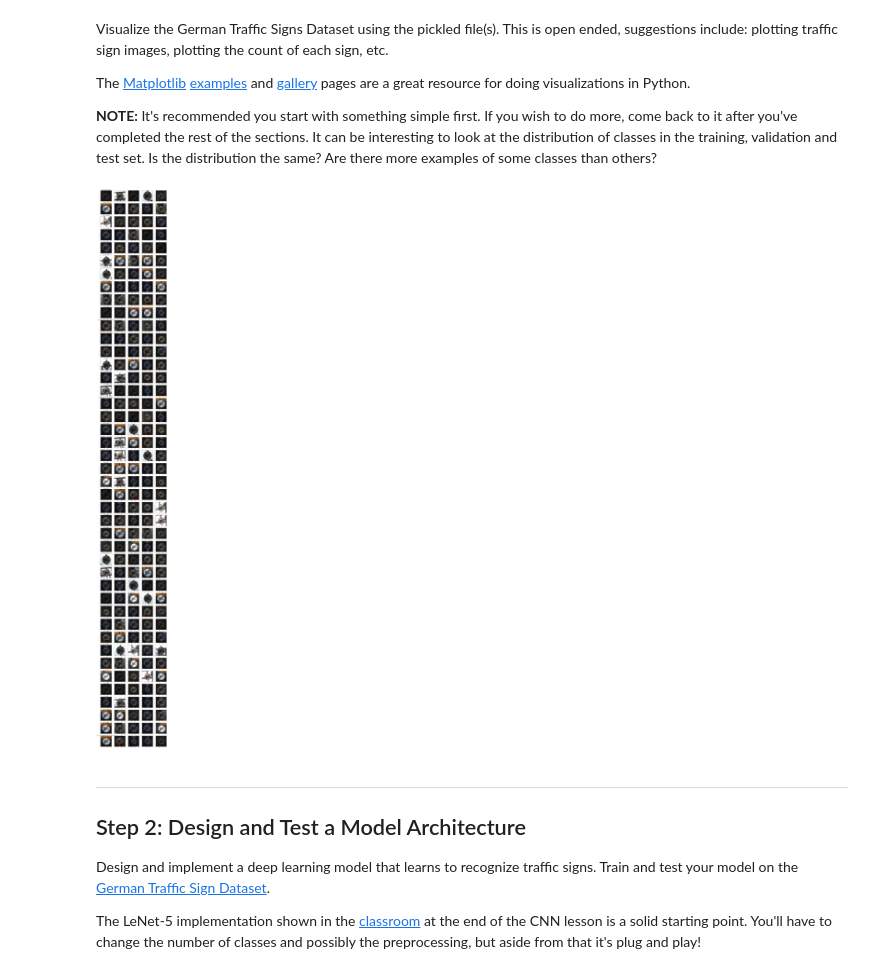
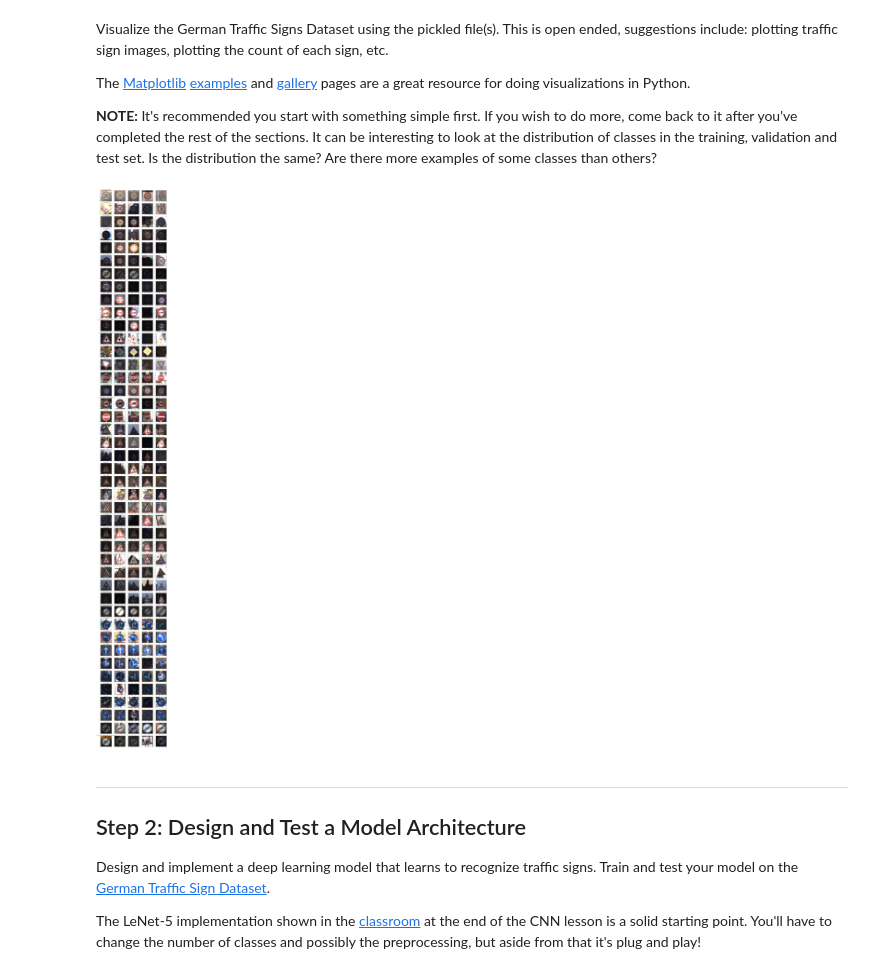
Before and after one commit to hhe1667/traffic-sign-classifier, a Jupyter notebook: Traffic_Sign_Classifier.ipynb, the cells around one changed output. Saved outputs shown, nothing was run; the diff lists cells and outputs as text; code cells hidden in the pictures.

```diff
--- a/Traffic_Sign_Classifier.ipynb
+++ b/Traffic_Sign_Classifier.ipynb
@@ -111,17 +111,17 @@ The [Matplotlib](http://matplotlib.org/) [examples](http://matplotlib.org/exampl
 # %%
 # Plot example traffic signs
 cols = 5
 rows = len(classes)
 fig, axes = plt.subplots(rows, cols, figsize=(4*cols, 4*rows))
 np.random.seed(1)
 for i, class_id in enumerate(classes[:rows]):
-  indices = np.where(y_train==sign)[0]
+  indices = np.where(y_train==class_id)[0]
   indices = np.random.choice(indices, cols, replace=False)
   for j, idx in enumerate(indices):
     axes[i, j].imshow(X_train[idx,:,:,:])
   axes[i, 0].set_title("%d: %s" % (class_id, signnames[class_id]))
 # %% [output]
-[figure, old version]
+[figure, new version]
 # %% [markdown]
 ----
 
```
Also changed, not shown: parts of 6 cells of this notebook.
